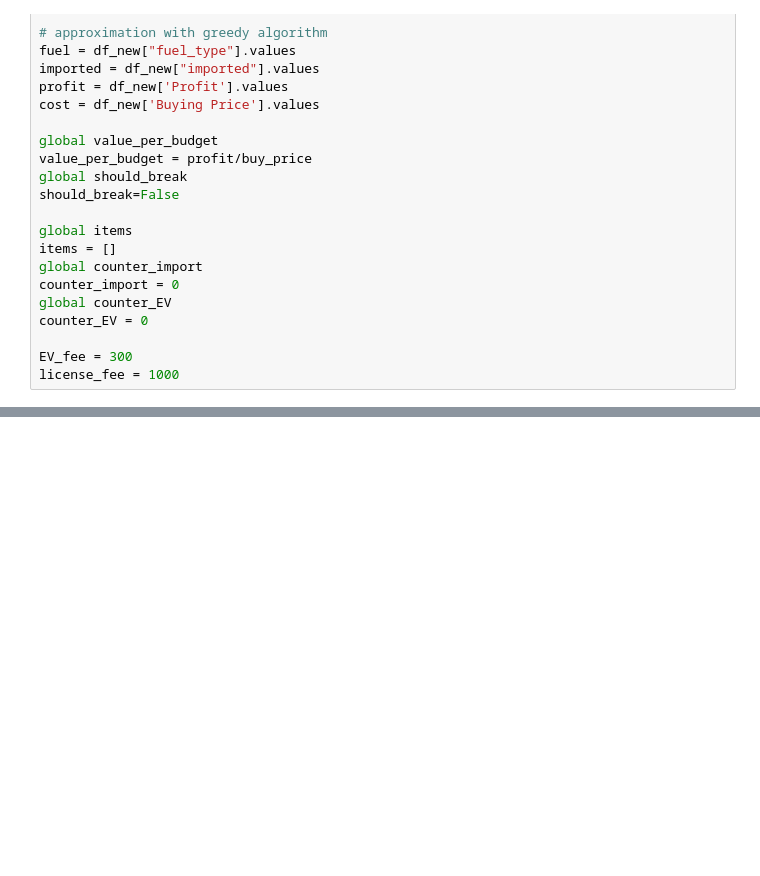
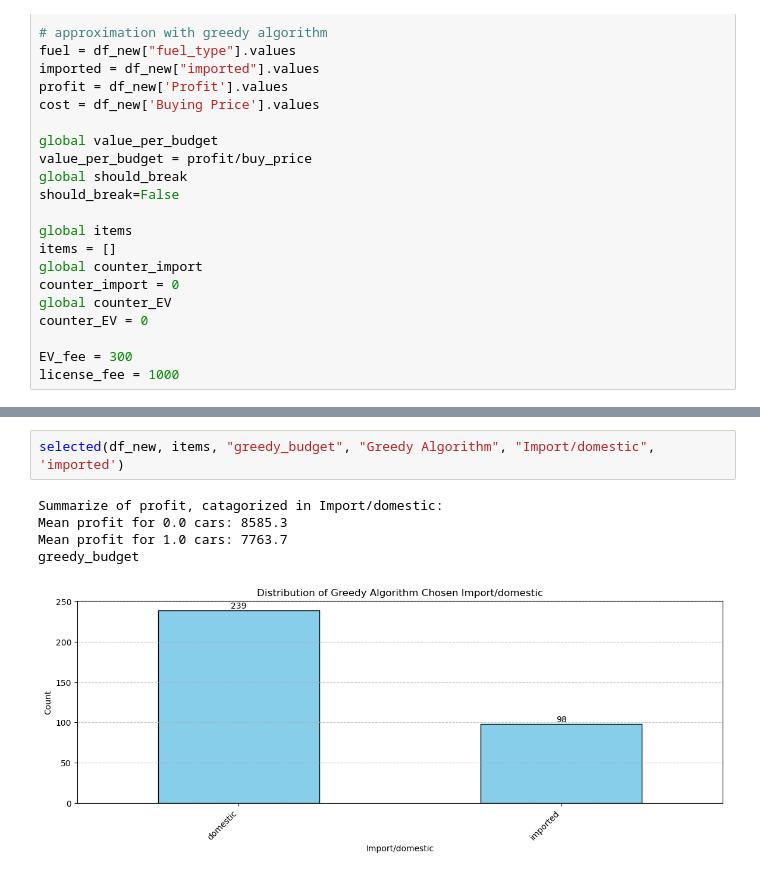
Before and after one commit to JustinTrenchcoat/MATH441_Project_2, a Jupyter notebook: greedy_budget.ipynb, the cells around one changed output, grey strips where cells are left out. Saved outputs shown, nothing was run; the diff lists cells and outputs as text; blank space fills up the shorter version.

```diff
--- a/greedy_budget.ipynb
+++ b/greedy_budget.ipynb
@@ -153,0 +90,8 @@ plt.show()
+# %%
+selected(df_new, items, "greedy_budget", "Greedy Algorithm", "Import/domestic", 'imported')
+# %% [output]
+Summarize of profit, catagorized in Import/domestic:
+Mean profit for 0.0 cars: 8585.3
+Mean profit for 1.0 cars: 7763.7
+greedy_budget
+[figure, added]
```
Also changed, not shown: parts of 9 cells of this notebook, 6 other files.
